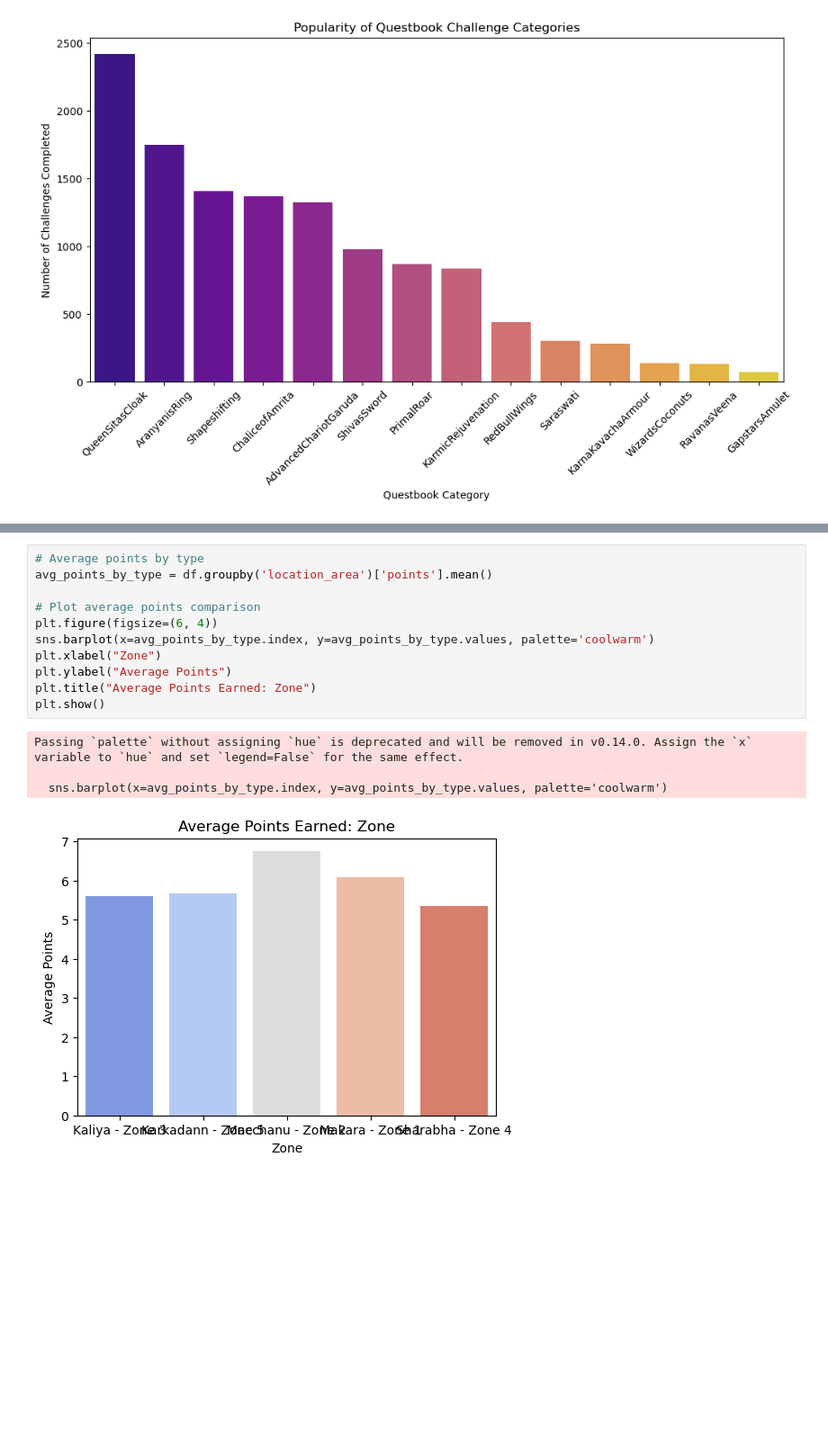
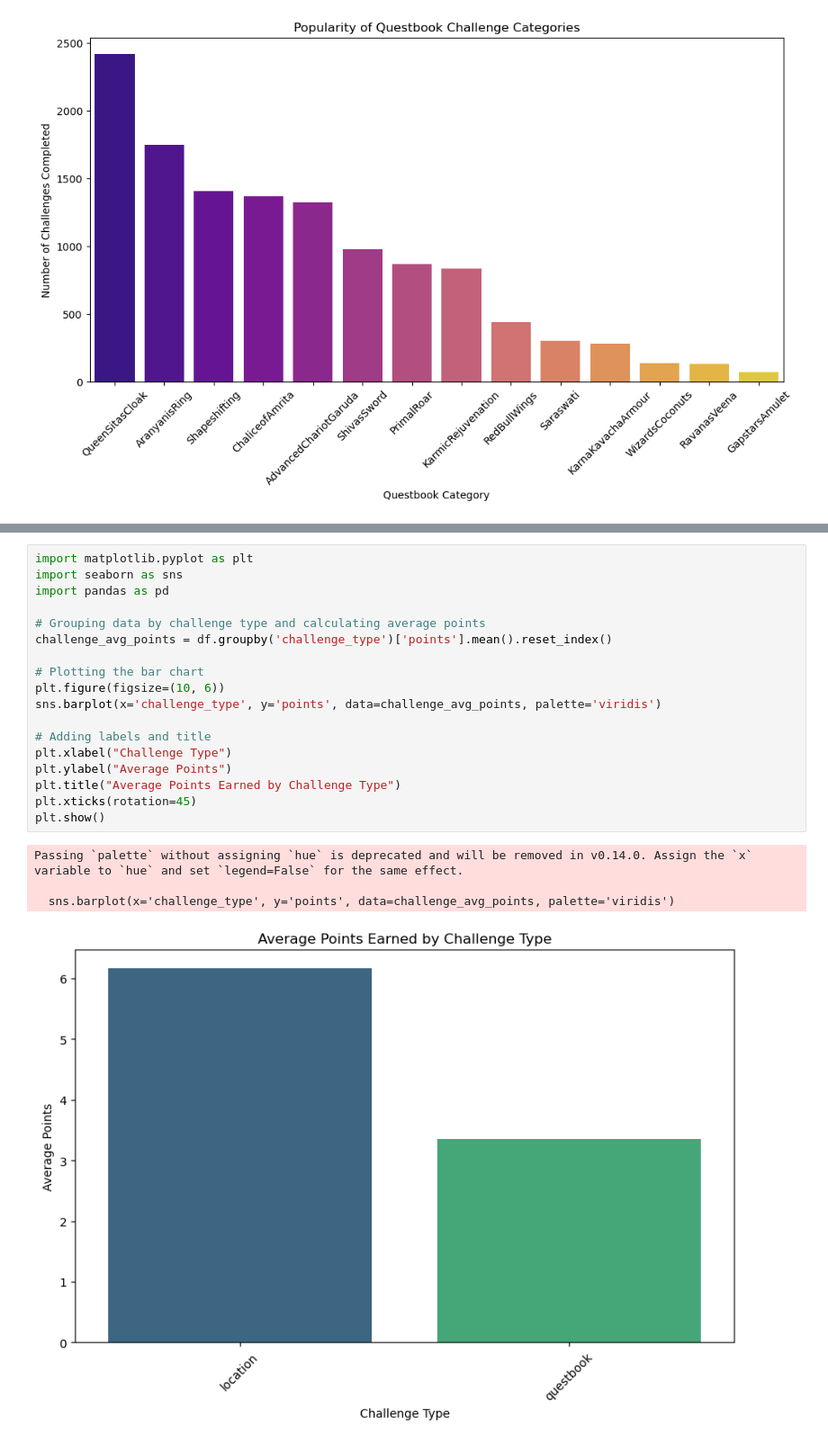
Before and after one commit to j2damax/principles-of-ds-cw02-portfolio, a Jupyter notebook: tuktukrental.ipynb, the cells around one changed output, grey strips where cells are left out. Shown at 90% size. Drawn from its saved outputs; the diff is of its cells as text; blank space fills up the shorter version.

```diff
--- a/tuktukrental.ipynb
+++ b/tuktukrental.ipynb
@@ -518,16 +489,23 @@ Passing `palette` without assigning `hue` is deprecated and will be removed in v
-# %%
-# Average points by type
-avg_points_by_type = df.groupby('location_area')['points'].mean()
-
-# Plot average points comparison
-plt.figure(figsize=(6, 4))
-sns.barplot(x=avg_points_by_type.index, y=avg_points_by_type.values, palette='coolwarm')
-plt.xlabel("Zone")
-plt.ylabel("Average Points")
-plt.title("Average Points Earned: Zone")
-plt.show()
-# %% [output]
-Passing `palette` without assigning `hue` is deprecated and will be removed in v0.14.0. Assign the `x` variable to `hue` and set `legend=False` for the same effect.
-
-  sns.barplot(x=avg_points_by_type.index, y=avg_points_by_type.values, palette='coolwarm')
-[figure, removed]
+# %%
+import matplotlib.pyplot as plt
+import seaborn as sns
+import pandas as pd
+
+# Grouping data by challenge type and calculating average points
+challenge_avg_points = df.groupby('challenge_type')['points'].mean().reset_index()
+
+# Plotting the bar chart
+plt.figure(figsize=(10, 6))
+sns.barplot(x='challenge_type', y='points', data=challenge_avg_points, palette='viridis')
+
+# Adding labels and title
+plt.xlabel("Challenge Type")
+plt.ylabel("Average Points")
+plt.title("Average Points Earned by Challenge Type")
+plt.xticks(rotation=45)
+plt.show()
+# %% [output]
+Passing `palette` without assigning `hue` is deprecated and will be removed in v0.14.0. Assign the `x` variable to `hue` and set `legend=False` for the same effect.
+
+  sns.barplot(x='challenge_type', y='points', data=challenge_avg_points, palette='viridis')
+[figure, added]
```
Also changed, not shown: parts of 7 cells of this notebook, 1 other file.
